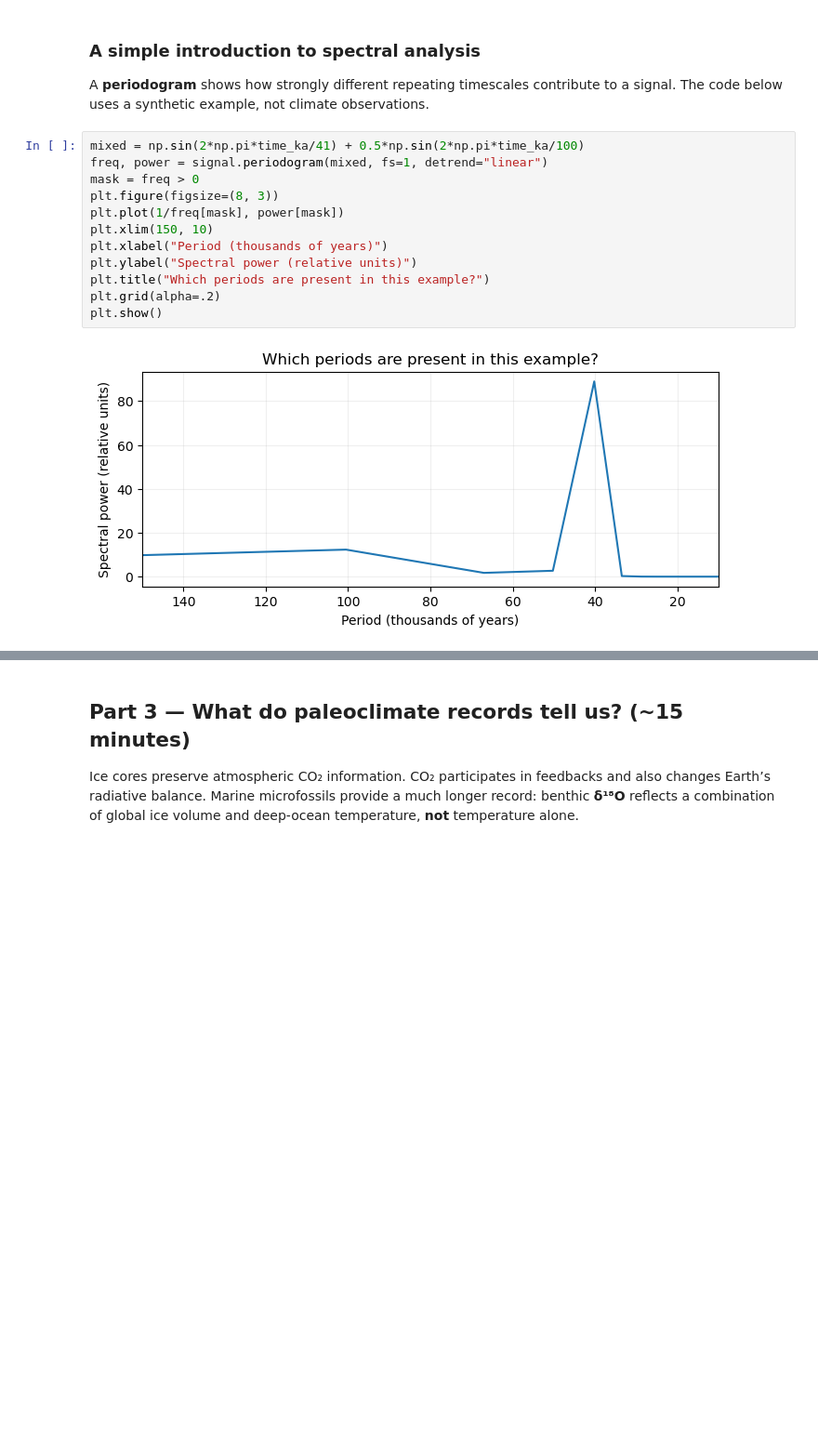
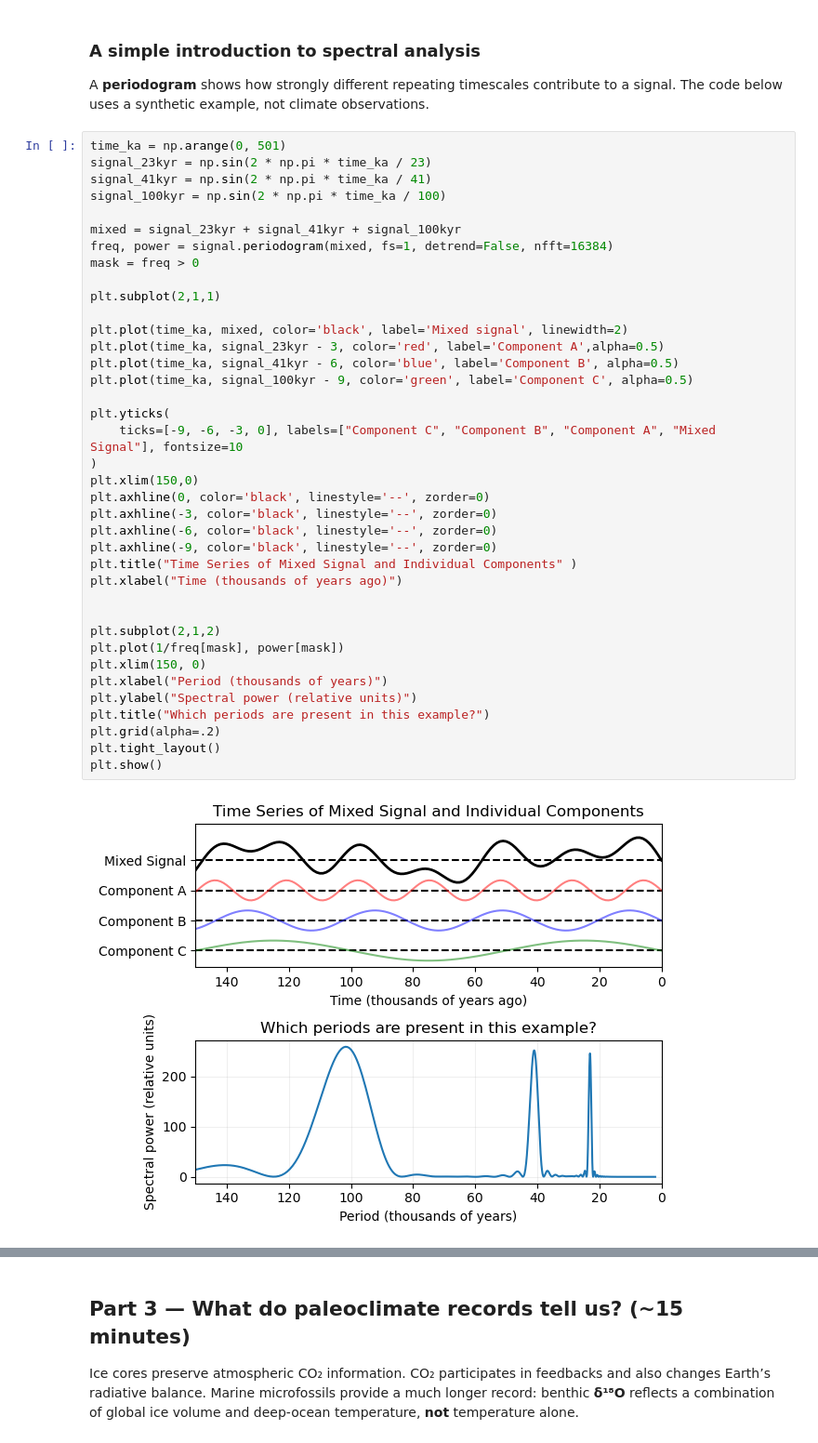
Before and after one commit to marositesUSC/wx-and-climate, a Jupyter notebook: glacial_cycles_time_series/week10_glacial_cycle_time_series/02_Glacial_Cycles_Guided_In_Class.ipynb, the cells around one changed output, grey strips where cells are left out. Shown at 93% size. Cells and saved outputs as stored; diff of their text form; blank space fills up the shorter version.

```diff
--- a/glacial_cycles_time_series/week10_glacial_cycle_time_series/02_Glacial_Cycles_Guided_In_Class.ipynb
+++ b/glacial_cycles_time_series/week10_glacial_cycle_time_series/02_Glacial_Cycles_Guided_In_Class.ipynb
@@ -61,16 +135,42 @@ plt.show()
 ### A simple introduction to spectral analysis
 A **periodogram** shows how strongly different repeating timescales contribute to a signal. The code below uses a synthetic example, not climate observations.
 # %%
-mixed = np.sin(2*np.pi*time_ka/41) + 0.5*np.sin(2*np.pi*time_ka/100)
-freq, power = signal.periodogram(mixed, fs=1, detrend="linear")
+time_ka = np.arange(0, 501)
+signal_23kyr = np.sin(2 * np.pi * time_ka / 23)
+signal_41kyr = np.sin(2 * np.pi * time_ka / 41)
+signal_100kyr = np.sin(2 * np.pi * time_ka / 100)
+
+mixed = signal_23kyr + signal_41kyr + signal_100kyr
+freq, power = signal.periodogram(mixed, fs=1, detrend=False, nfft=16384)
 mask = freq > 0
-plt.figure(figsize=(8, 3))
+
+plt.subplot(2,1,1)
+
+plt.plot(time_ka, mixed, color='black', label='Mixed signal', linewidth=2)
+plt.plot(time_ka, signal_23kyr - 3, color='red', label='Component A',alpha=0.5)
+plt.plot(time_ka, signal_41kyr - 6, color='blue', label='Component B', alpha=0.5)
+plt.plot(time_ka, signal_100kyr - 9, color='green', label='Component C', alpha=0.5)
+
+plt.yticks(
+    ticks=[-9, -6, -3, 0], labels=["Component C", "Component B", "Component A", "Mixed Signal"], fontsize=10
+)
+plt.xlim(150,0)
+plt.axhline(0, color='black', linestyle='--', zorder=0)
+plt.axhline(-3, color='black', linestyle='--', zorder=0)
+plt.axhline(-6, color='black', linestyle='--', zorder=0)
+plt.axhline(-9, color='black', linestyle='--', zorder=0)
+plt.title("Time Series of Mixed Signal and Individual Components" )
+plt.xlabel("Time (thousands of years ago)")
+
+
+plt.subplot(2,1,2)
 plt.plot(1/freq[mask], power[mask])
-plt.xlim(150, 10)
+plt.xlim(150, 0)
 plt.xlabel("Period (thousands of years)")
 plt.ylabel("Spectral power (relative units)")
 plt.title("Which periods are present in this example?")
 plt.grid(alpha=.2)
+plt.tight_layout()
 plt.show()
 # %% [output]
-[figure, old version]
+[figure, new version]
```
Also changed, not shown: parts of 52 cells of this notebook, 5 other files.
